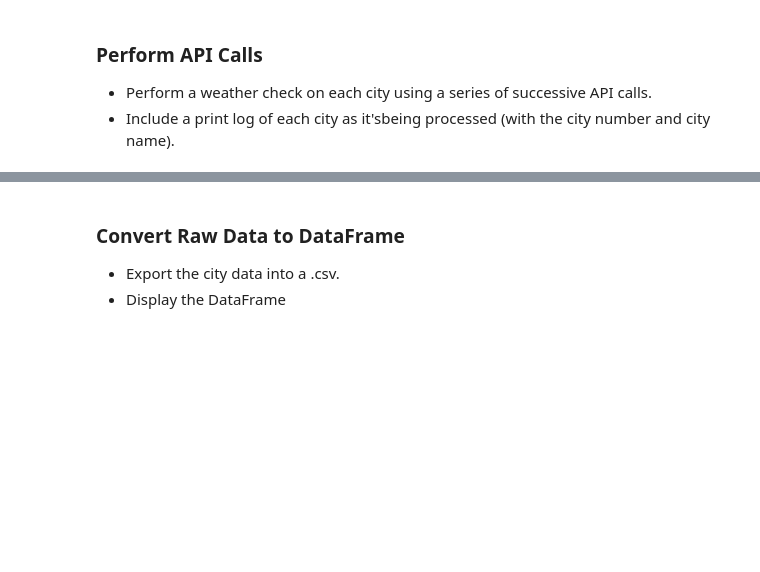
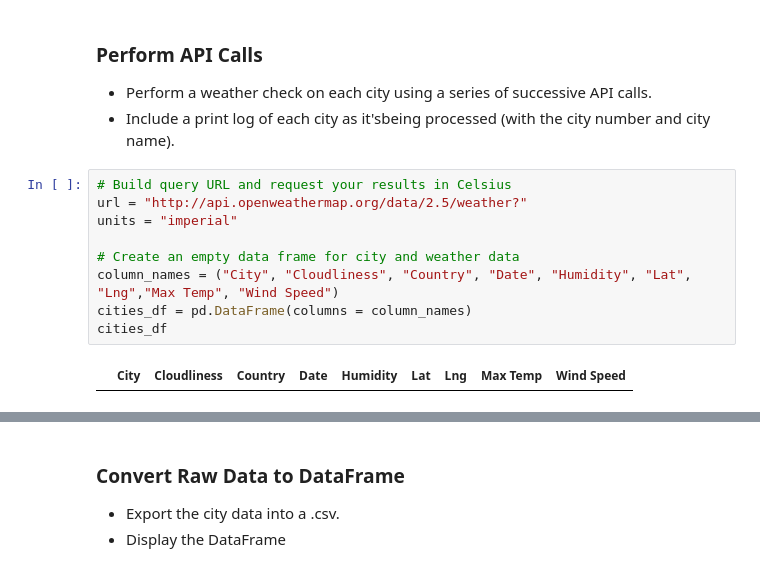
Before and after one commit to ipvirg/WeatherPy, a Jupyter notebook: WeatherPy.ipynb, the cells around one changed output, grey strips where cells are left out. Saved outputs shown, nothing was run; the diff lists cells and outputs as text; blank space fills up the shorter version.

```diff
--- a/WeatherPy.ipynb
+++ b/WeatherPy.ipynb
@@ -60,4 +61,15 @@ len(cities)
 ### Perform API Calls
 * Perform a weather check on each city using a series of successive API calls.
 * Include a print log of each city as it'sbeing processed (with the city number and city name).
+# %%
+# Build query URL and request your results in Celsius
+url = "http://api.openweathermap.org/data/2.5/weather?"
+units = "imperial"
+
+# Create an empty data frame for city and weather data
+column_names = ("City", "Cloudliness", "Country", "Date", "Humidity", "Lat", "Lng","Max Temp", "Wind Speed")
+cities_df = pd.DataFrame(columns = column_names)
+cities_df
+# %% [output]
+|  | City | Cloudliness | Country | Date | Humidity | Lat | Lng | Max Temp | Wind Speed |
 # %%
```
Also changed, not shown: parts of 10 cells of this notebook, 3 other files.
